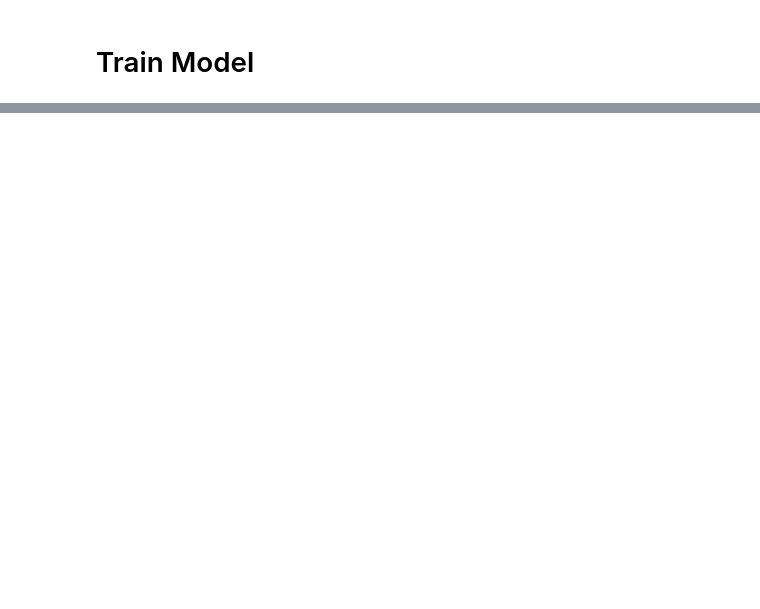
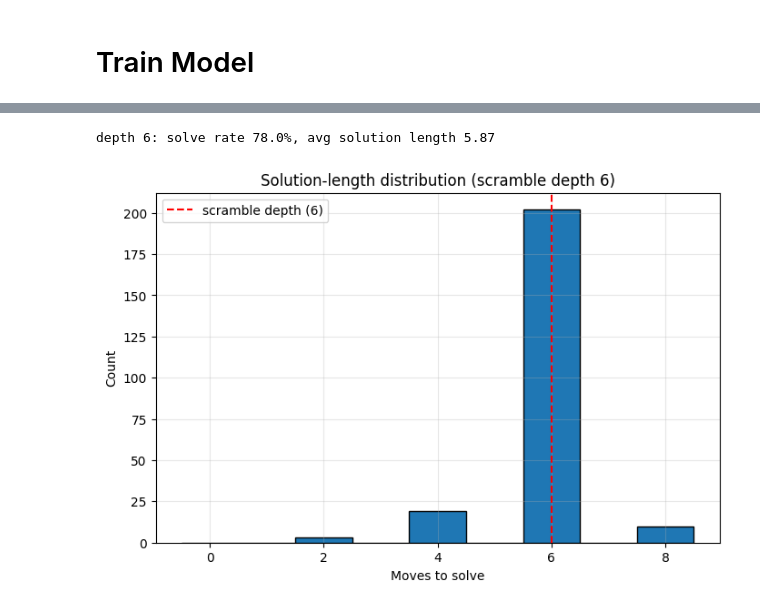
Before and after one commit to RoscaMitrut/RubiksSolver, a Jupyter notebook: RubiksCubeSolverGymnasium.ipynb, the cells around one changed output, grey strips where cells are left out. Cells and saved outputs as stored; diff of their text form; code cells hidden in the pictures; blank space fills up the shorter version.

```diff
--- a/RubiksCubeSolverGymnasium.ipynb
+++ b/RubiksCubeSolverGymnasium.ipynb
@@ -382,0 +505,25 @@ cub_env_nou.step(action)
+# %%
+# Distribution of solution lengths at a chosen depth (solved cubes only).
+depth_for_hist = 6
+res = evaluate_solve_rate(model_2, depth_for_hist, n_episodes=300)
+print(f"depth {depth_for_hist}: solve rate {res['solve_rate']*100:.1f}%, "
+      f"avg solution length {res['avg_solve_len']:.2f}")
+
+if res["solve_lengths"]:
+    plt.figure(figsize=(8, 5))
+    plt.hist(res["solve_lengths"],
+             bins=range(0, max(res["solve_lengths"]) + 2), align="left",
+             edgecolor="black")
+    plt.axvline(depth_for_hist, color="red", linestyle="--",
+                label=f"scramble depth ({depth_for_hist})")
+    plt.xlabel("Moves to solve")
+    plt.ylabel("Count")
+    plt.title(f"Solution-length distribution (scramble depth {depth_for_hist})")
+    plt.legend()
+    plt.grid(True, alpha=0.3)
+    plt.show()
+else:
+    print("No cubes solved at this depth — nothing to plot.")
+# %% [output]
+depth 6: solve rate 78.0%, avg solution length 5.87
+[figure, added]
```
Also changed, not shown: parts of 33 cells of this notebook, 4 other files.
